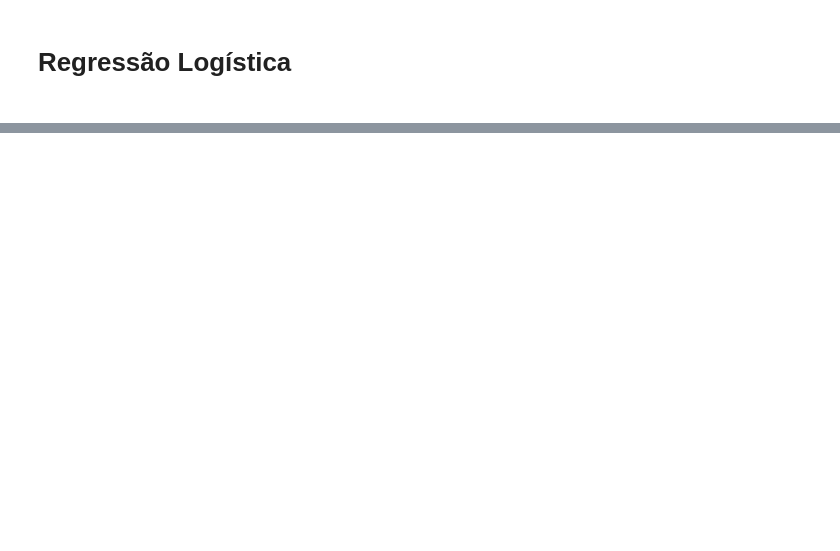
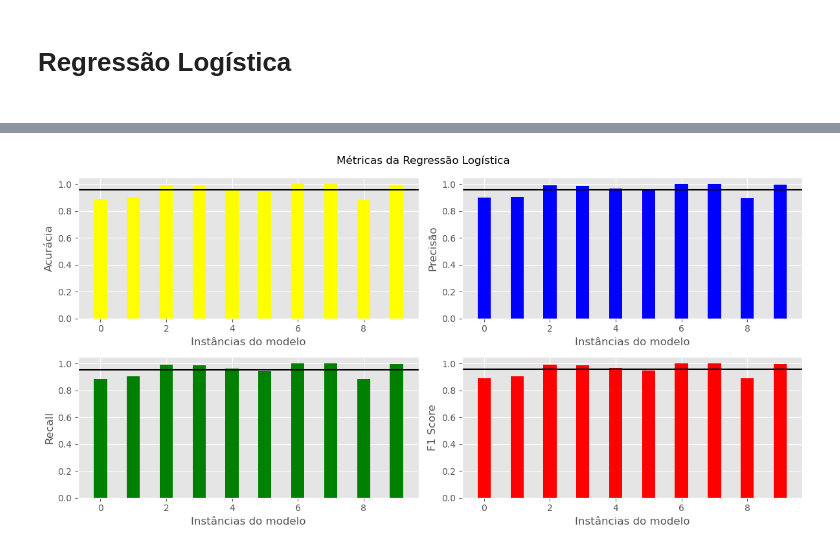
Before and after one commit to amauryTCassola/MachineLearning-2023, a Jupyter notebook: main.ipynb, the cells around one changed output, grey strips where cells are left out. Cells and saved outputs as stored; diff of their text form; code cells hidden in the pictures; blank space fills up the shorter version.

```diff
--- a/main.ipynb
+++ b/main.ipynb
@@ -465,0 +367,3 @@ F1              0.958           0.043
+# %%
+log_regression = LogisticRegression()
+logRegCrossValidationMetrics = KFoldCrossValidation(X_new,y,crossValidationK,log_regression, labels)
@@ -465,0 +374,24 @@ F1              0.958           0.043
+# %%
+fig, axs = plt.subplots(2, 2, figsize=(12, 6))
+
+metrics_log_regression = [logRegCrossValidationMetrics.accuracies,
+                          logRegCrossValidationMetrics.precisions,
+                          logRegCrossValidationMetrics.recalls,
+                          logRegCrossValidationMetrics.f1_scores]
+
+avg_metrics_log_regression = [logRegCrossValidationMetrics.avgAccuracy,
+                              logRegCrossValidationMetrics.avgPrecision,
+                              logRegCrossValidationMetrics.avgRecall,
+                              logRegCrossValidationMetrics.avgF1]
+
+
+for i, ax in enumerate(axs.reshape(-1)):
+    ax.bar(range(crossValidationK), metrics_log_regression[i], color=colors_metrics[i], width=0.4)
+    ax.axhline(y=avg_metrics_log_regression[i], color='black')
+    ax.set_xlabel("Instâncias do modelo")
+    ax.set_ylabel(f"{titles_metrics[i]}")
+fig.suptitle("Métricas da Regressão Logística")
+fig.tight_layout()
+plt.show()
+# %% [output]
+[figure, added]
```
Also changed, not shown: parts of 18 cells of this notebook, 1 other file.
